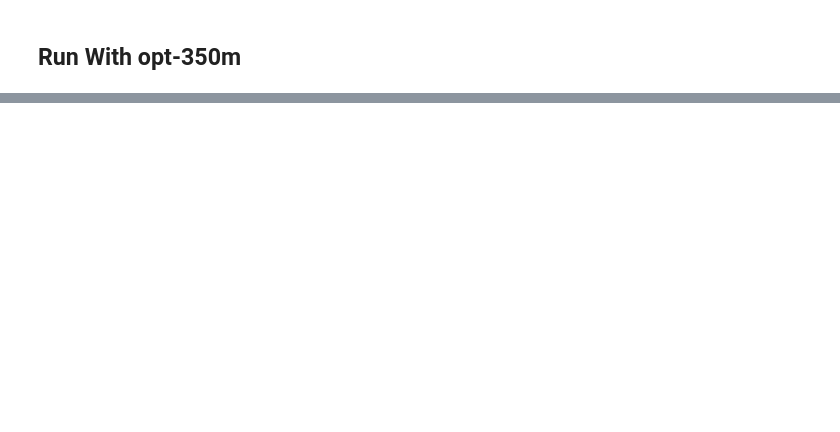
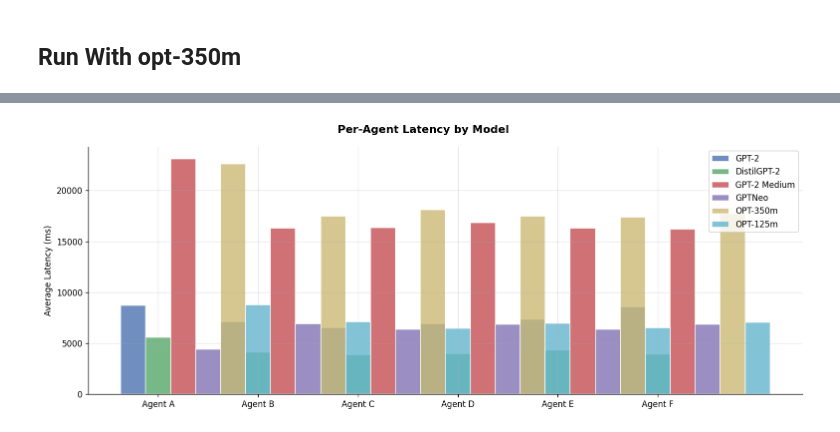
Before and after one commit to tselane2110/Agentic-AI-Assignment, a Jupyter notebook: Pakistan_Climate_MultiAgent.ipynb, the cells around one changed output, grey strips where cells are left out. Drawn from its saved outputs; the diff is of its cells as text; code cells hidden in the pictures; blank space fills up the shorter version.

```diff
--- a/Pakistan_Climate_MultiAgent.ipynb
+++ b/Pakistan_Climate_MultiAgent.ipynb
@@ -827,0 +1272,36 @@ plt.show()
+# %%
+# Per-agent latency comparison across models
+agent_names = [a.name for a in team_gpt2]
+x = np.arange(len(agent_names))
+width = 0.25
+
+fig, ax = plt.subplots(figsize=(13, 5))
+fig.suptitle('Per-Agent Latency by Model', fontsize=13, fontweight='bold')
+
+# Extend the colors list to match the number of models
+full_colors = [
+    "#4C72B0",  # blue
+    "#55A868",  # green
+    "#C44E52",  # red
+    "#8172B3",  # purple
+    "#CCB974",  # sand/yellow
+    "#64B5CD"   # teal
+]
+
+for i, (name, _, team) in enumerate(models):
+    agent_ms = [
+        np.mean([p['ms'] for p in a.perf_log]) if a.perf_log else 0
+        for a in team
+    ]
+    ax.bar(x + i*width, agent_ms, width, label=name, color=full_colors[i], alpha=0.8, edgecolor='white')
+
+ax.set_xticks(x + width)
+ax.set_xticklabels(agent_names)
+ax.set_ylabel('Average Latency (ms)')
+ax.legend()
+
+plt.tight_layout()
+plt.savefig('fig_per_agent_latency.png', bbox_inches='tight')
+plt.show()
+# %% [output]
+[figure, added]
```
Also changed, not shown: parts of 38 cells of this notebook.
